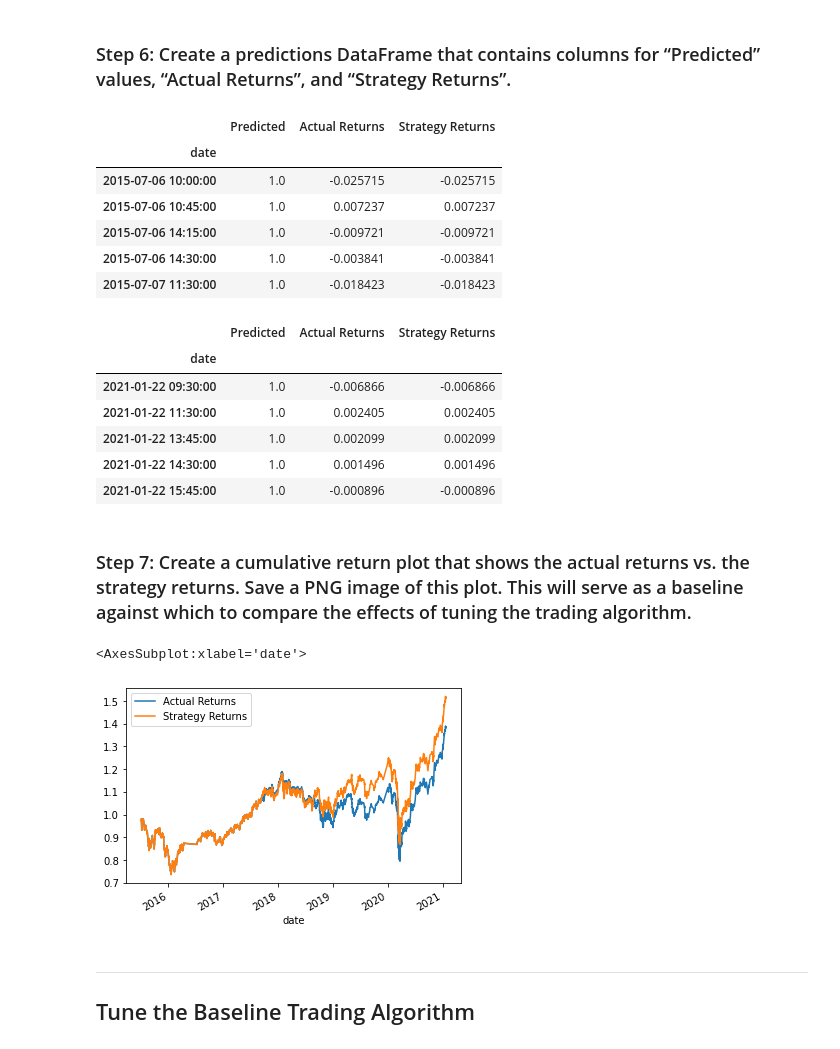
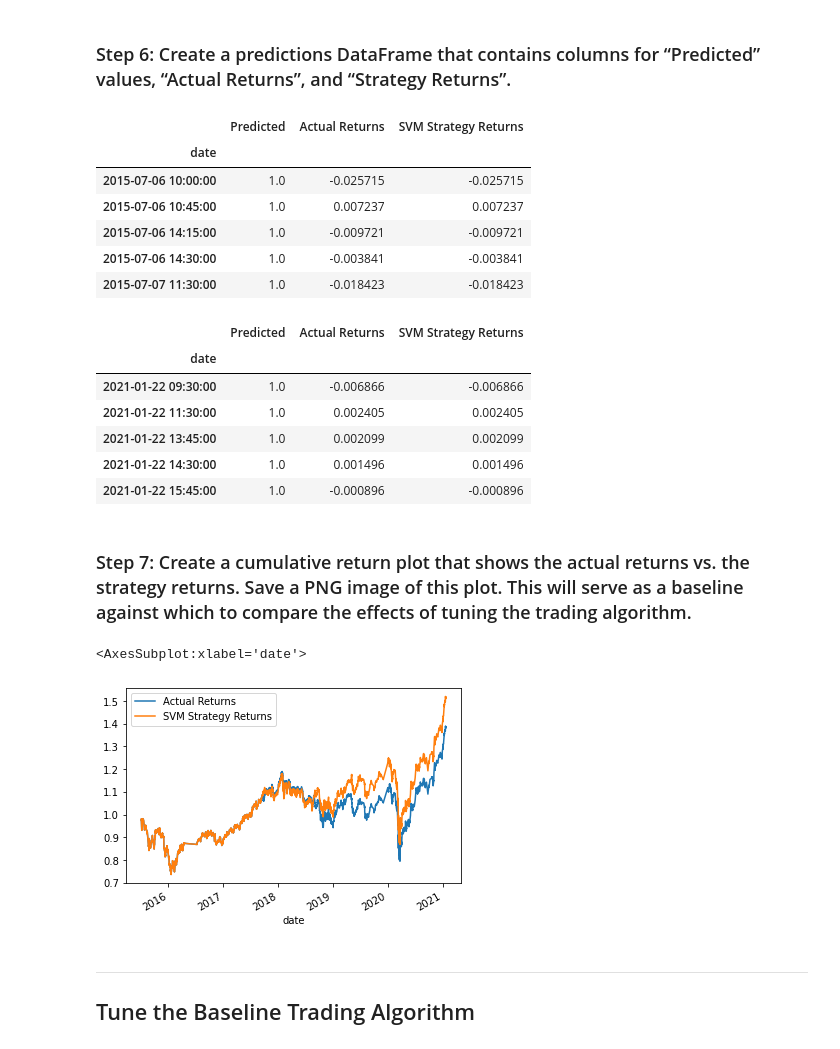
Before and after one commit to DigitalGoldRush/Module-14-Challenge, a Jupyter notebook: machine_learning_trading_bot.ipynb, the cells around one changed output. Cells and saved outputs as stored; diff of their text form; code cells hidden in the pictures.

```diff
--- a/machine_learning_trading_bot.ipynb
+++ b/machine_learning_trading_bot.ipynb
@@ -360,19 +357,19 @@ predictions_df['Predicted'] = svm_pred
 predictions_df['Actual Returns'] =  signals_df['Actual Returns']
 
 # Add the strategy returns to the DataFrame
-predictions_df['Strategy Returns'] = predictions_df['Actual Returns'] * predictions_df['Predicted']
+predictions_df['SVM Strategy Returns'] = predictions_df['Actual Returns'] * predictions_df['Predicted']
 # Review the DataFrame
 display(predictions_df.head())
 display(predictions_df.tail())
 # %% [output]
-|  | Predicted | Actual Returns | Strategy Returns |
+|  | Predicted | Actual Returns | SVM Strategy Returns |
 | date |  |  |  |
 | 2015-07-06 10:00:00 | 1.0 | -0.025715 | -0.025715 |
 | 2015-07-06 10:45:00 | 1.0 | 0.007237 | 0.007237 |
 | 2015-07-06 14:15:00 | 1.0 | -0.009721 | -0.009721 |
 | 2015-07-06 14:30:00 | 1.0 | -0.003841 | -0.003841 |
 | 2015-07-07 11:30:00 | 1.0 | -0.018423 | -0.018423 |
-|  | Predicted | Actual Returns | Strategy Returns |
+|  | Predicted | Actual Returns | SVM Strategy Returns |
 | date |  |  |  |
 | 2021-01-22 09:30:00 | 1.0 | -0.006866 | -0.006866 |
 | 2021-01-22 11:30:00 | 1.0 | 0.002405 | 0.002405 |
@@ -383,10 +380,10 @@ display(predictions_df.tail())
 ### Step 7: Create a cumulative return plot that shows the actual returns vs. the strategy returns. Save a PNG image of this plot. This will serve as a baseline against which to compare the effects of tuning the trading algorithm.
 # %%
 # Plot the actual returns versus the strategy returns
-(1 + predictions_df[['Actual Returns', 'Strategy Returns']]).cumprod().plot()
+(1 + predictions_df[['Actual Returns', 'SVM Strategy Returns']]).cumprod().plot()
 # %% [output]
 <AxesSubplot:xlabel='date'>
-[figure, old version]
+[figure, new version]
 # %% [markdown]
 ---
 
```
Also changed, not shown: parts of 14 cells of this notebook.
